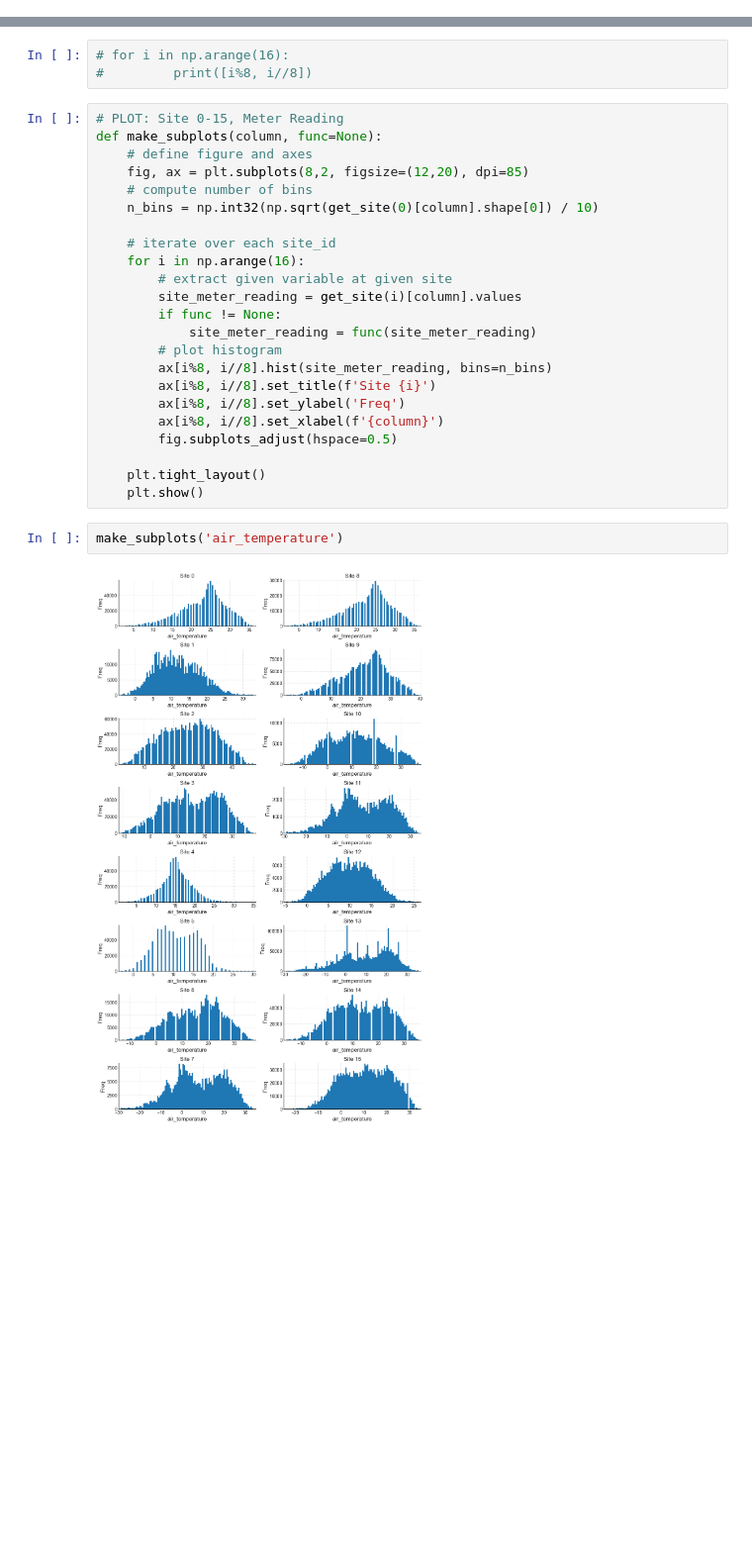
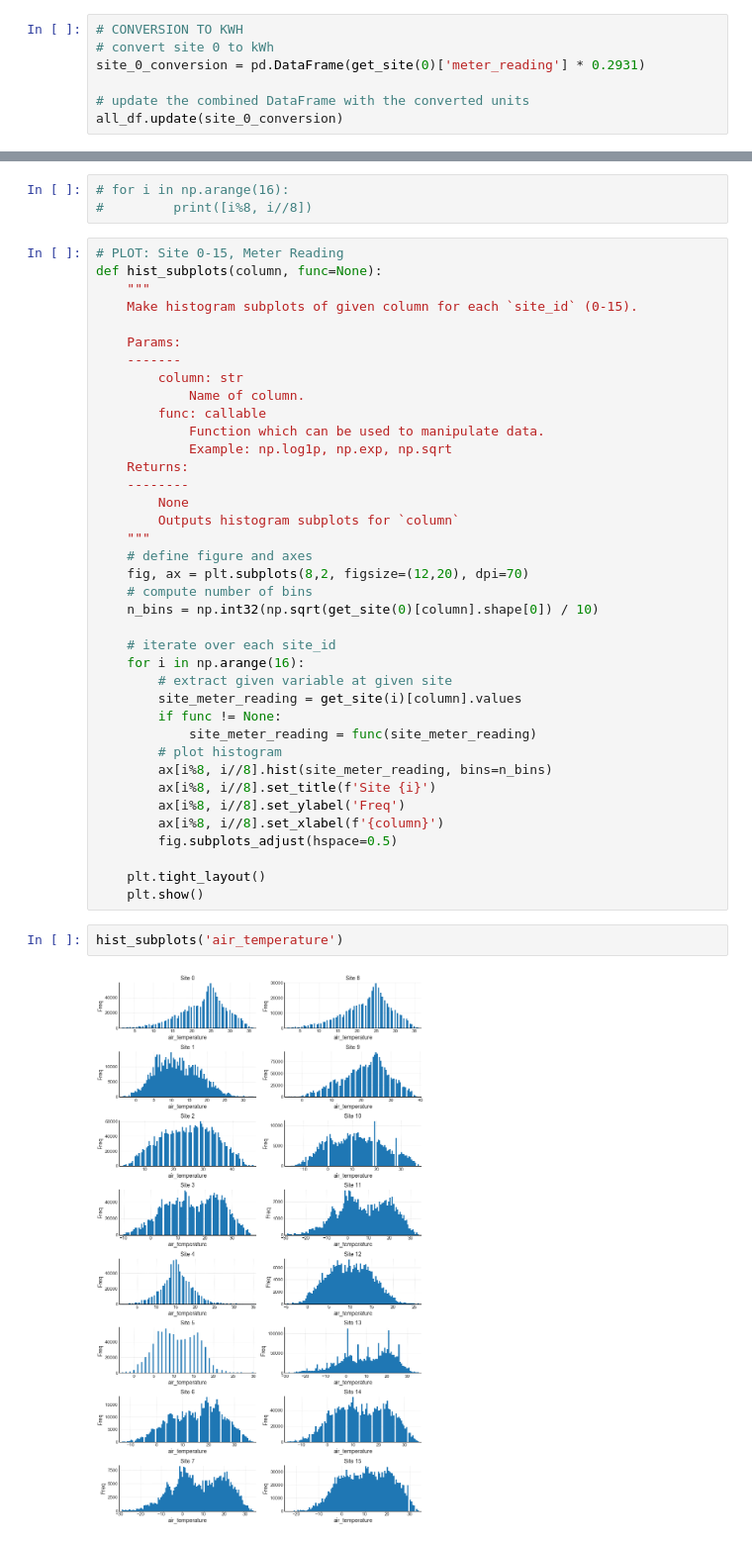
Before and after one commit to sergatron/ASHRAE---Great-Energy-Predictor-III, a Jupyter notebook: EDA/eda.ipynb, the cells around one changed output, grey strips where cells are left out. Shown at 99% size. Saved outputs shown, nothing was run; the diff lists cells and outputs as text; blank space fills up the shorter version.

Commit message:
Add more plots

```diff
--- a/EDA/eda.ipynb
+++ b/EDA/eda.ipynb
@@ -598,3 +578,10 @@ all_df = pd.merge(tb_df, weather_df, on=['site_id', 'timestamp'])
+# %%
+# CONVERSION TO KWH
+# convert site 0 to kWh
+site_0_conversion = pd.DataFrame(get_site(0)['meter_reading'] * 0.2931)
+
+# update the combined DataFrame with the converted units
+all_df.update(site_0_conversion)
 # %%
 def get_site(site_id, df=all_df):
     """
@@ -782,9 +836,24 @@ Distribution plots show an interesting anamoly. There appears to be a large coun
 #         print([i%8, i//8])
 # %%
 # PLOT: Site 0-15, Meter Reading
-def make_subplots(column, func=None):
+def hist_subplots(column, func=None):
+    """
+    Make histogram subplots of given column for each `site_id` (0-15).
+
+    Params:
+    -------
+        column: str
+            Name of column.
+        func: callable
+            Function which can be used to manipulate data.
+            Example: np.log1p, np.exp, np.sqrt
+    Returns:
+    --------
+        None
+        Outputs histogram subplots for `column`
+    """
     # define figure and axes
-    fig, ax = plt.subplots(8,2, figsize=(12,20), dpi=85)
+    fig, ax = plt.subplots(8,2, figsize=(12,20), dpi=70)
     # compute number of bins
     n_bins = np.int32(np.sqrt(get_site(0)[column].shape[0]) / 10)
 
@@ -804,6 +873,6 @@ def make_subplots(column, func=None):
     plt.tight_layout()
     plt.show()
 # %%
-make_subplots('air_temperature')
+hist_subplots('air_temperature')
 # %% [output]
-[figure, old version]
+[figure, new version]
```
Also changed, not shown: parts of 32 cells of this notebook.
